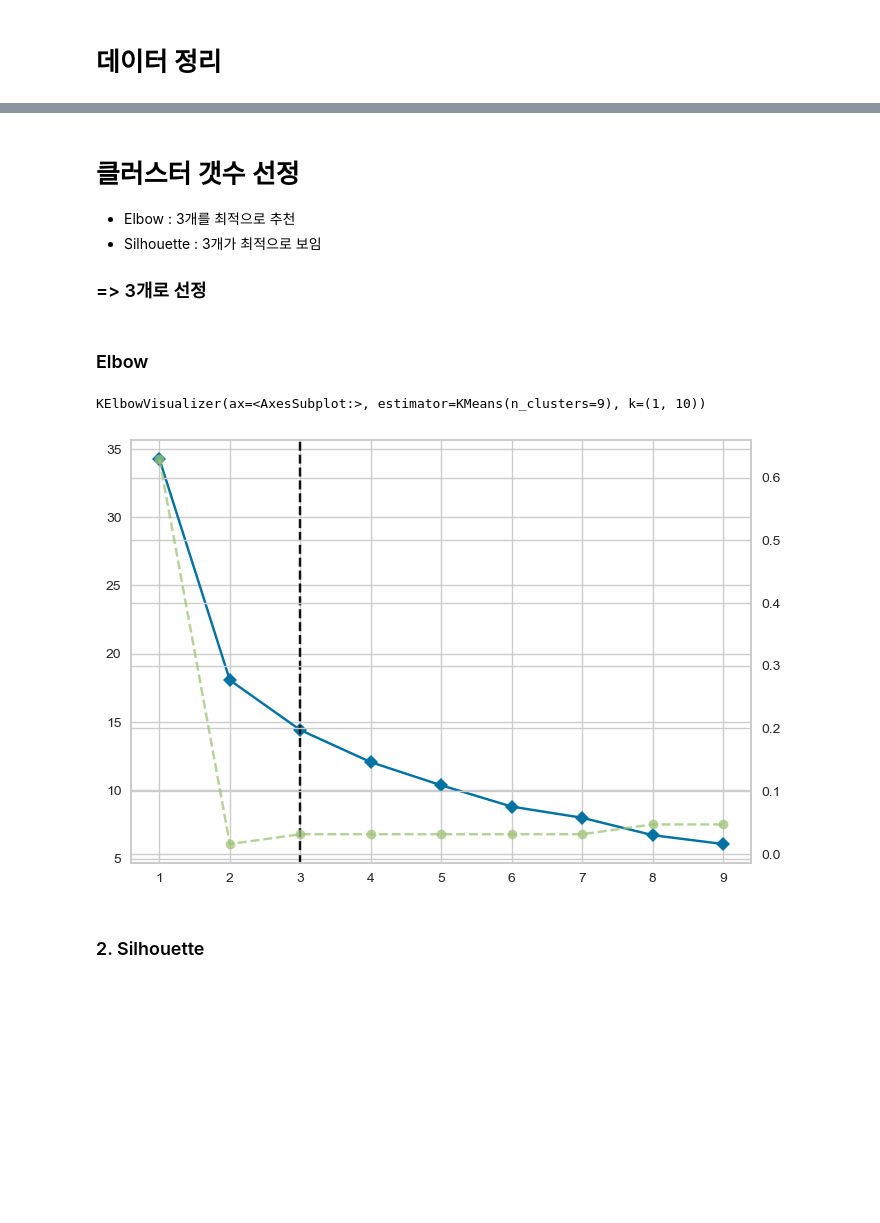
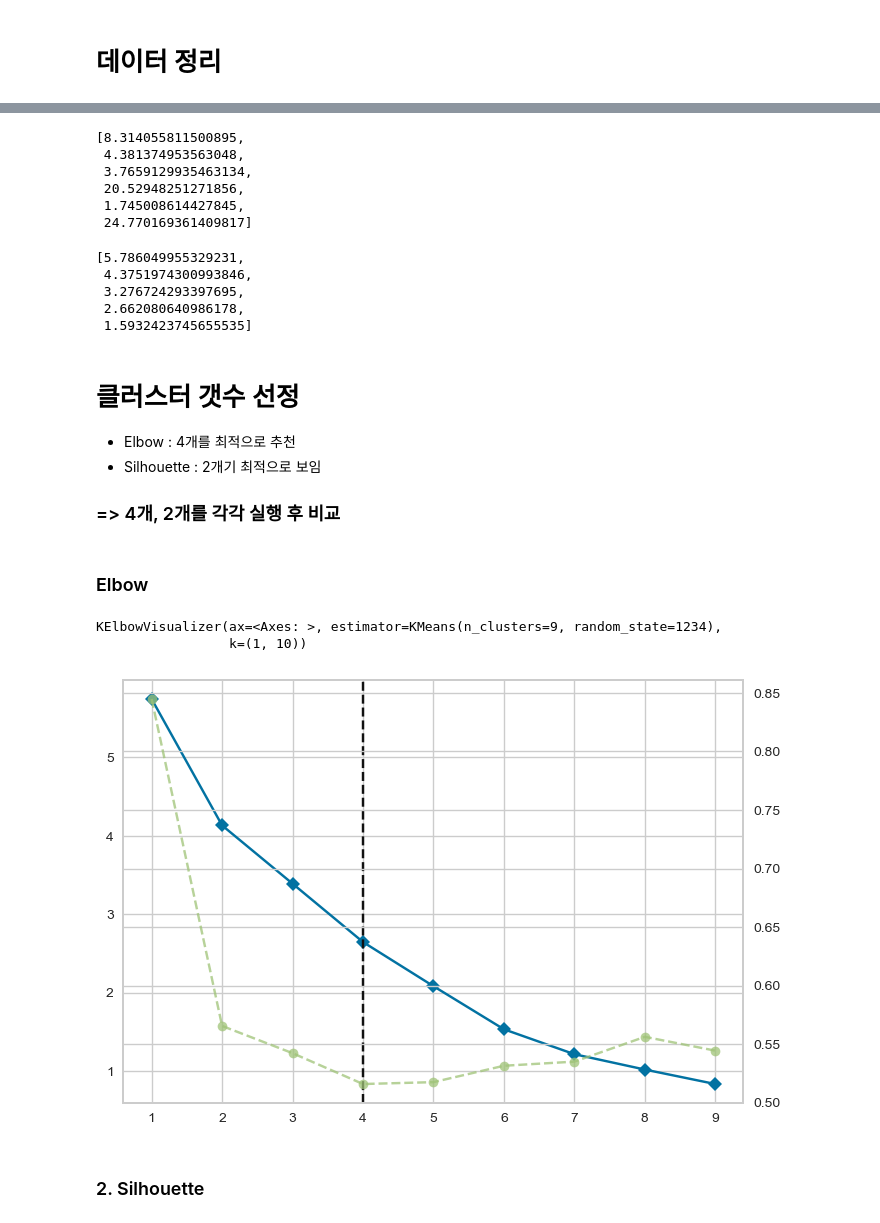
Before and after one commit to p-jiho/Big_Data_in_Seoul, a Jupyter notebook: clustering/Reduction_data.ipynb, the cells around one changed output, grey strips where cells are left out. Saved outputs shown, nothing was run; the diff lists cells and outputs as text; code cells hidden in the pictures; blank space fills up the shorter version.

```diff
--- a/clustering/Reduction_data.ipynb
+++ b/clustering/Reduction_data.ipynb
@@ -15,21 +20,4 @@ from minisom import MiniSom
 # %% [markdown]
 # 데이터 정리
 # %%
-Congestion = pd.read_csv("../data/Seoul_Congestion_week_2022.csv", encoding='cp949', index_col=0)
-Elevator = pd.read_csv("../data/elevator_area.csv", index_col=0)
-
-Transfer = pd.read_csv("../data/서울시_환승역.csv", encoding='cp949')
-
-def preprocess_station_name(station_name):
-    station_name = re.sub(r'\([^)]*\)', '', station_name)
-
-    if not station_name.endswith('역'):
-        station_name += '역'
-
-    return station_name
-
-Transfer['환승역명'] = Transfer['환승역명'].apply(preprocess_station_name)
-
-Transfer.환승역명 = ["이수역" if i == "총신대입구역" else i for i in Transfer.환승역명 ]
-
-Transfer = list(set(Transfer["환승역명"]))
+T_df = pd.read_csv("../data/Total_data_29col.csv", index_col=0)
@@ -95,18 +77,47 @@ data_scale = scaler.fit_transform(Total_df)
+# %%
+T_df = reduce(lambda x,y: pd.merge(x,y, on='역명', how='inner'), [Congestion, Subway_Area, Elevator, Population, Lease, Parcel])
+T_df.index = T_df.역명
+T_df = T_df.loc[:, ~T_df.columns.isin(["역명"])]
+# %%
+Scaler = MinMaxScaler()
+Data_Scale = Scaler.fit_transform(T_df)
+DS = pd.DataFrame(Data_Scale)
+DS.columns = T_df.columns
+# %%
+[variance_inflation_factor(DS.values, i) for i in range(DS.shape[1])]
+# %% [output]
+[8.314055811500895,
+ 4.381374953563048,
+ 3.7659129935463134,
+ 20.52948251271856,
+ 1.745008614427845,
+ 24.770169361409817]
+# %%
+# 다준공선성 제거 (VIF가 10이상)
+DS = DS[['Congestion', 'Subway_Area', 'Elevator', 'Population', 'Lease']]
+[variance_inflation_factor(DS.values, i) for i in range(DS.shape[1])]
+# %% [output]
+[5.786049955329231,
+ 4.3751974300993846,
+ 3.276724293397695,
+ 2.662080640986178,
+ 1.5932423745655535]
 # %% [markdown]
 # 클러스터 갯수 선정
-- Elbow : 3개를 최적으로 추천
-- Silhouette : 3개가 최적으로 보임
+- Elbow : 4개를 최적으로 추천
+- Silhouette : 2개기 최적으로 보임
 
-### => 3개로 선정
+### => 4개, 2개를 각각 실행 후 비교
 # %% [markdown]
 ### Elbow
 # %%
-model = KMeans()
-visualizer = KElbowVisualizer(model, k=(1,10))
-visualizer.fit(data_scale)
+KMeans_Model = KMeans(init='k-means++', random_state = 1234)
+visualizer = KElbowVisualizer(KMeans_Model, k=(1,10))
+visualizer.fit(DS)
 # %% [output]
-KElbowVisualizer(ax=<AxesSubplot:>, estimator=KMeans(n_clusters=9), k=(1, 10))
+KElbowVisualizer(ax=<Axes: >, estimator=KMeans(n_clusters=9, random_state=1234),
+                 k=(1, 10))
-[figure, old version]
+[figure, new version]
 # %% [markdown]
 ### 2. Silhouette
 # %%
```
Also changed, not shown: parts of 45 cells of this notebook.
